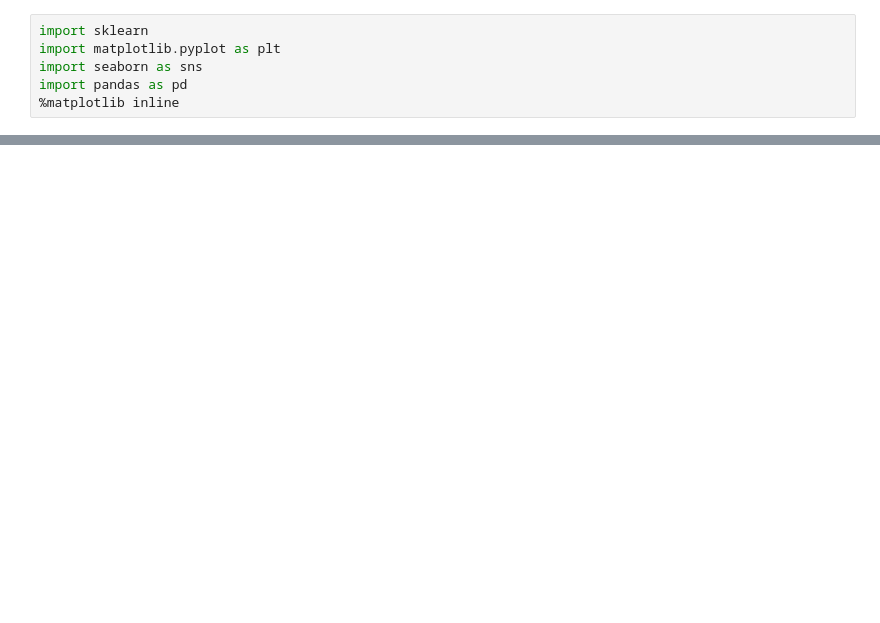
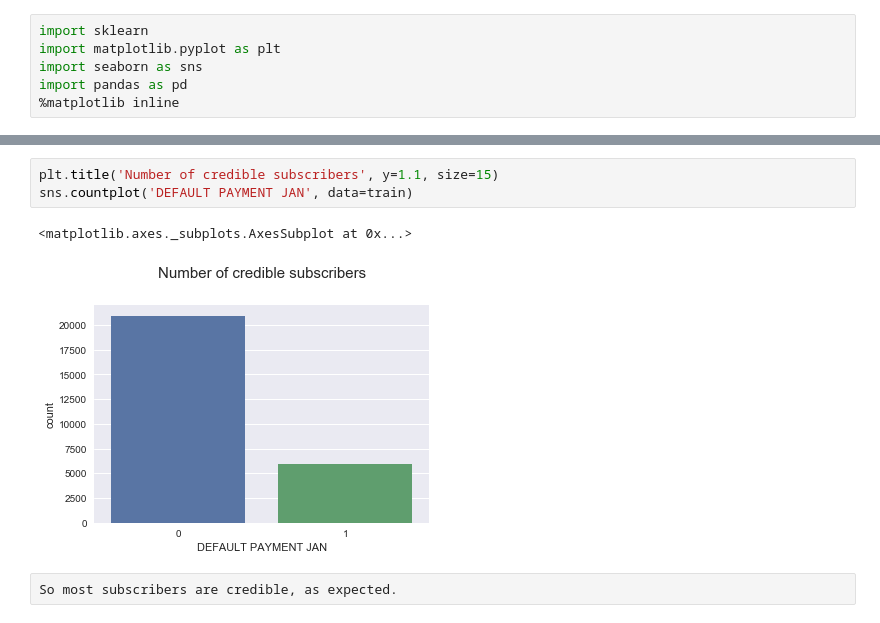
Before and after one commit to pietrodimarco91/Machine-Learning-Project-Loan-Default-Prediction, a Jupyter notebook: DataExplorationMadda.ipynb, the cells around one changed output, grey strips where cells are left out. Saved outputs shown, nothing was run; the diff lists cells and outputs as text; blank space fills up the shorter version.

```diff
--- a/DataExplorationMadda.ipynb
+++ b/DataExplorationMadda.ipynb
@@ -28,0 +47,8 @@ memory usage: 210.1+ KB
+# %%
+plt.title('Number of credible subscribers', y=1.1, size=15)
+sns.countplot('DEFAULT PAYMENT JAN', data=train)
+# %% [output]
+<matplotlib.axes._subplots.AxesSubplot at 0x...>
+[figure, added]
+# %% [raw]
+So most subscribers are credible, as expected.
```
Also changed, not shown: parts of 81 cells of this notebook.
